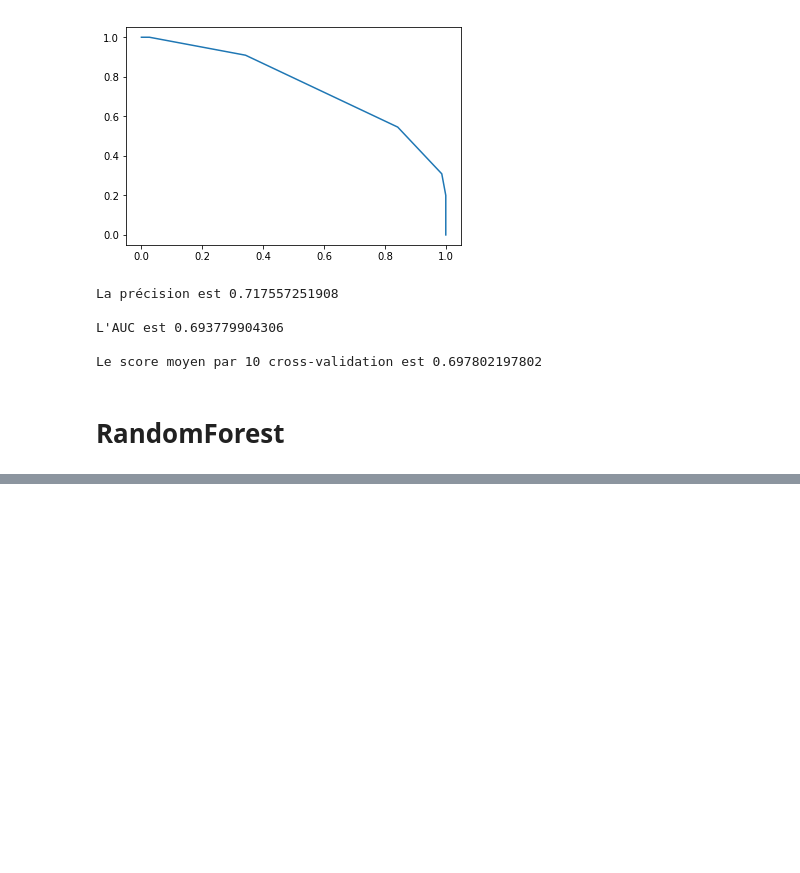
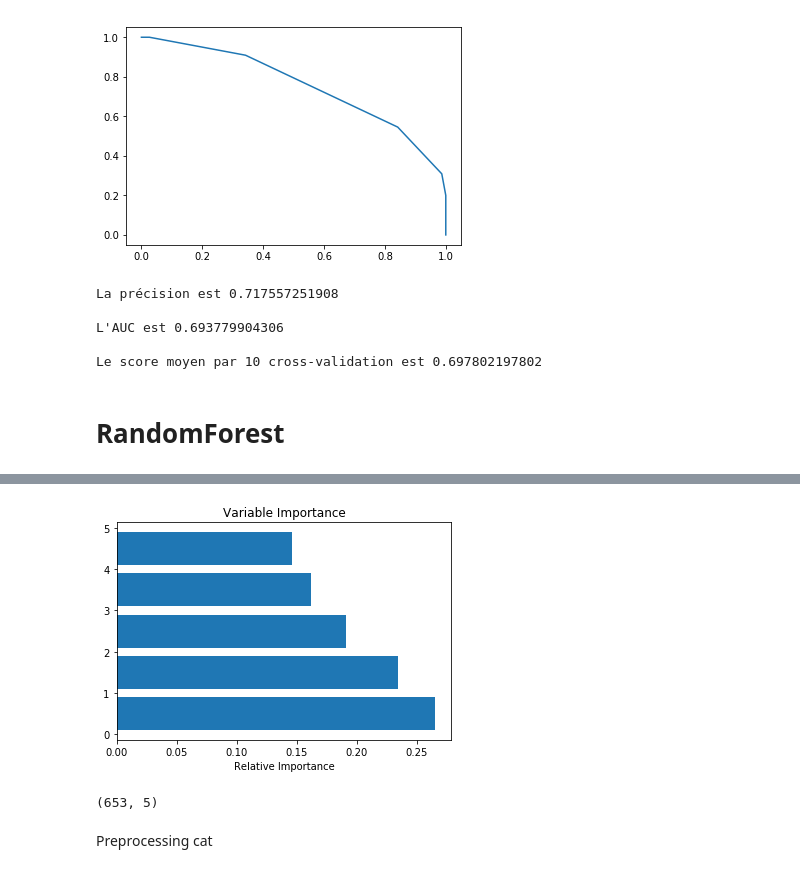
Before and after one commit to ppmdatix/TP_ML_aussem, a Jupyter notebook: Apprentissage supervisé.ipynb, the cells around one changed output, grey strips where cells are left out. Cells and saved outputs as stored; diff of their text form; code cells hidden in the pictures; blank space fills up the shorter version.

```diff
--- a/Apprentissage supervisé.ipynb
+++ b/Apprentissage supervisé.ipynb
@@ -474,0 +491,25 @@ array([ 0.9,  0.9,  1. ,  0.7,  0.2,  0.3,  0.2,  1. ,  0.2,  0.1,  0.7,
+# %%
+clf = RandomForestClassifier()
+
+clf.fit(sous_ensemble, cible)
+
+importances=clf.feature_importances_
+sorted_idx = np.argsort(importances)[::-1]
+
+features =np.arange(1, sous_ensemble.shape[1])
+
+padding = np.arange(sous_ensemble.size/len(sous_ensemble)) + 0.5
+plt.barh(padding, importances[sorted_idx], align='center')
+#plt.yticks(padding, features[sorted_idx])
+plt.xlabel("Relative Importance")
+plt.title("Variable Importance")
+plt.show()
+# %% [output]
+[figure, added]
+# %%
+
+sous_ensemble.shape
+# %% [output]
+(653, 5)
+# %% [markdown]
+Preprocessing cat
```
Also changed, not shown: parts of 20 cells of this notebook.
